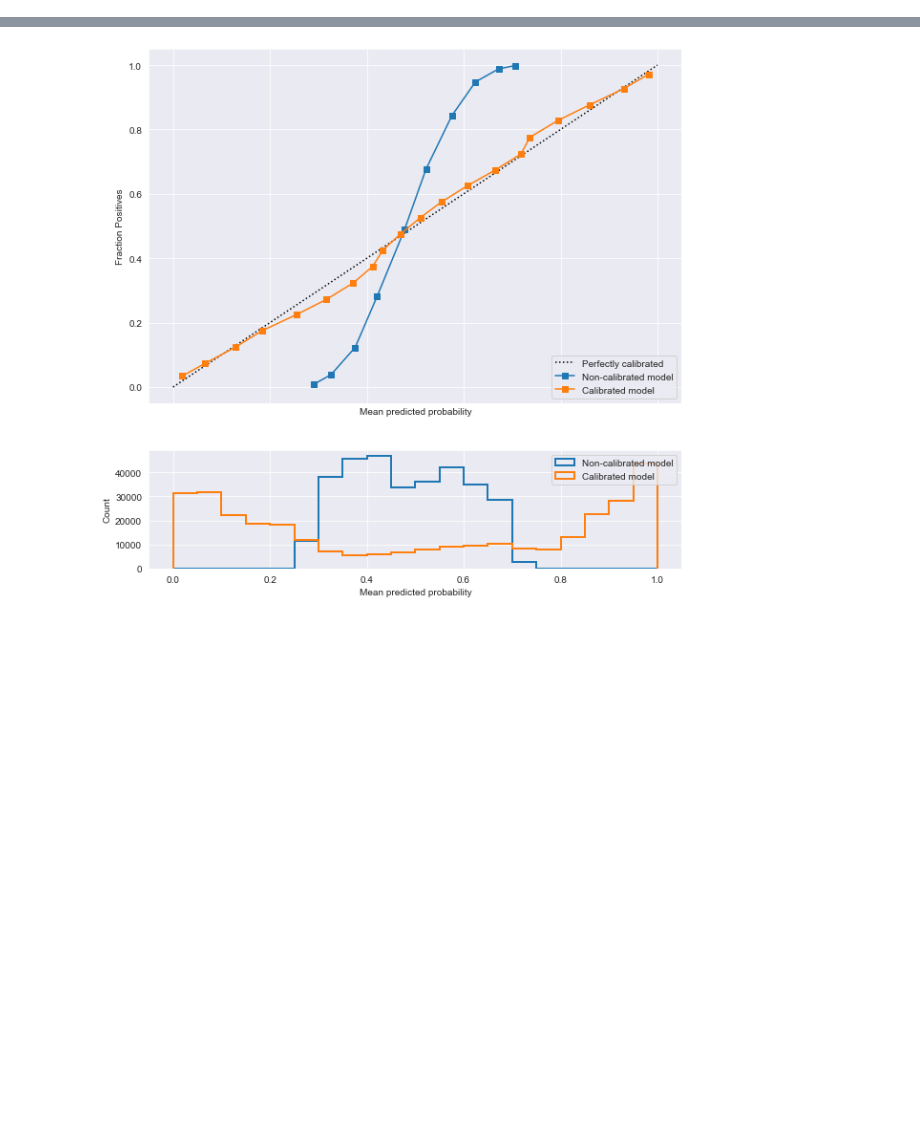
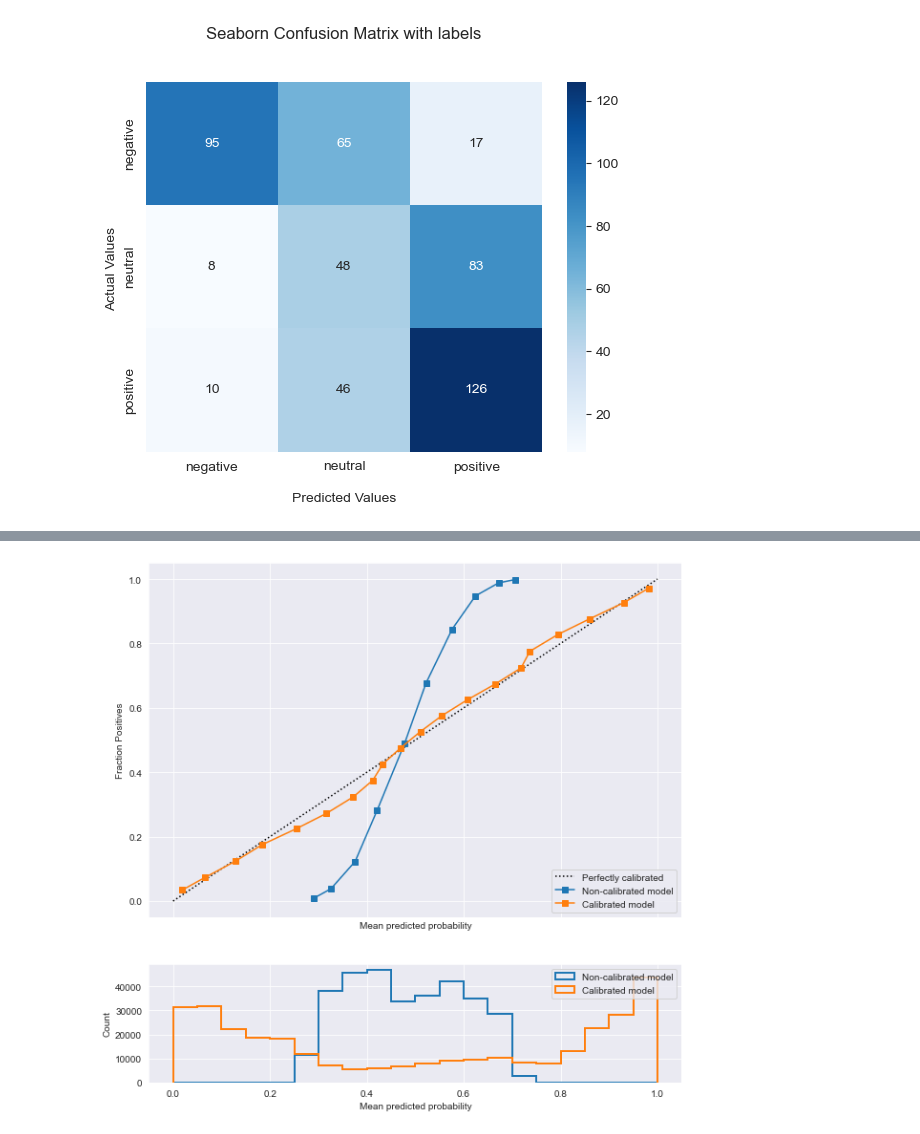
Before and after one commit to jmniederle/product-sentiment, a Jupyter notebook: sentiment_model/sentiment_model.ipynb, the cells around one changed output, grey strips where cells are left out. Saved outputs shown, nothing was run; the diff lists cells and outputs as text; code cells hidden in the pictures; blank space fills up the shorter version.

Commit message:
Added cv/threshold for neutral prediction

```diff
--- a/sentiment_model/sentiment_model.ipynb
+++ b/sentiment_model/sentiment_model.ipynb
@@ -68,0 +155,2 @@ Predicting calibrated probs took 292.0 s
+# %%
+test_dataset = TweetDataset(split="test", dataset="sent140_multi_class", pretrained_vecs=glove_twitter)
@@ -68,0 +171,12 @@ Predicting calibrated probs took 292.0 s
+# %%
+import seaborn as sns
+from sklearn.metrics import confusion_matrix
+def plot_confusion_matrix(cm):
+    fig, ax = plt.subplots(1,1)
+    sns.heatmap(cm, annot=True, fmt='g', cmap='Blues', ax=ax)
+    labels = ['negative', 'neutral', 'positive']
+    ax.set_title('Seaborn Confusion Matrix with labels\n\n')
+    ax.set_xlabel('\nPredicted Values')
+    ax.set_ylabel('Actual Values ')
+    ax.set_xticklabels(labels)
+    ax.set_yticklabels(labels)
@@ -68,0 +203,5 @@ Predicting calibrated probs took 292.0 s
+# %%
+preds = predict(CM, test_dataset, 0.8)
+plot_confusion_matrix(confusion_matrix(test_dataset.get_y(), preds))
+# %% [output]
+[figure, added]
```
Also changed, not shown: parts of 17 cells of this notebook, 2 other files.
